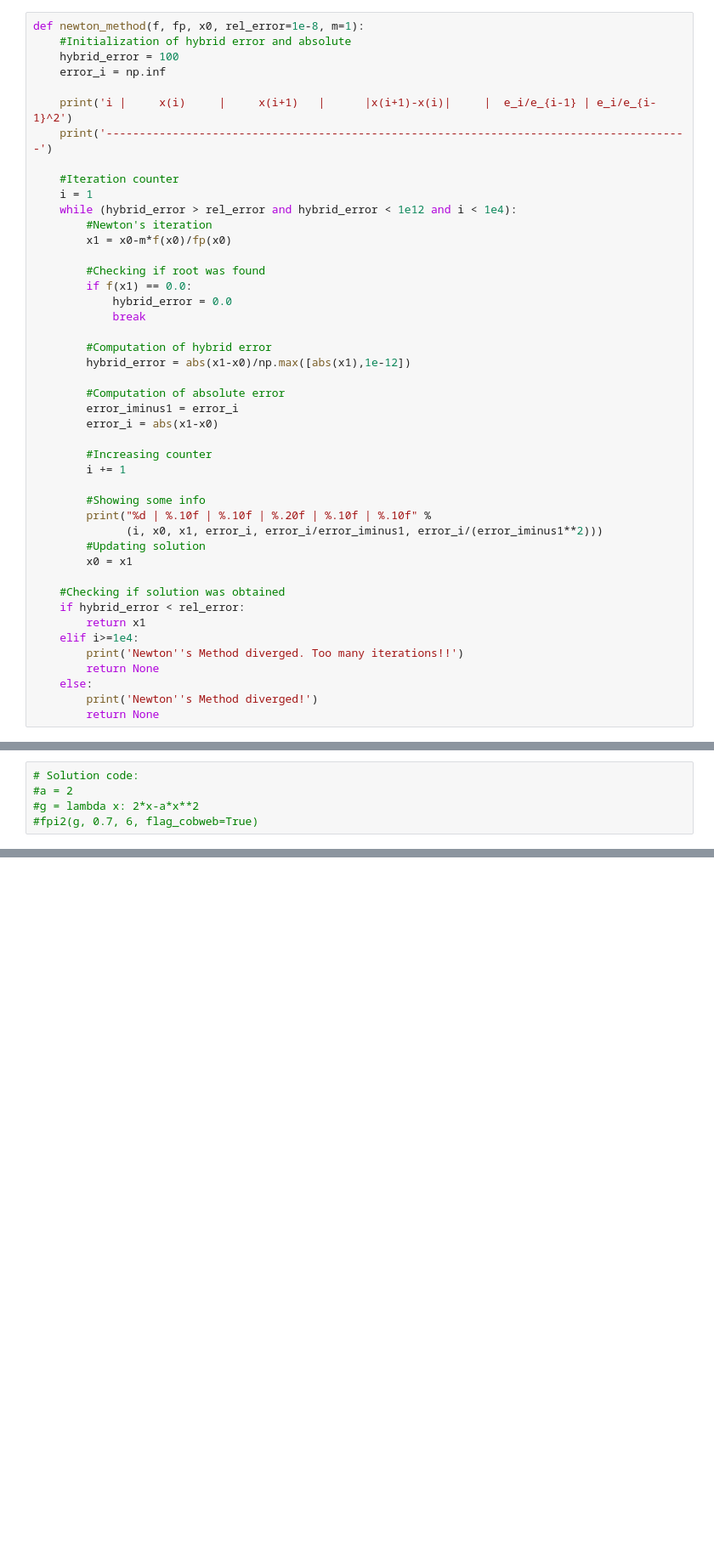
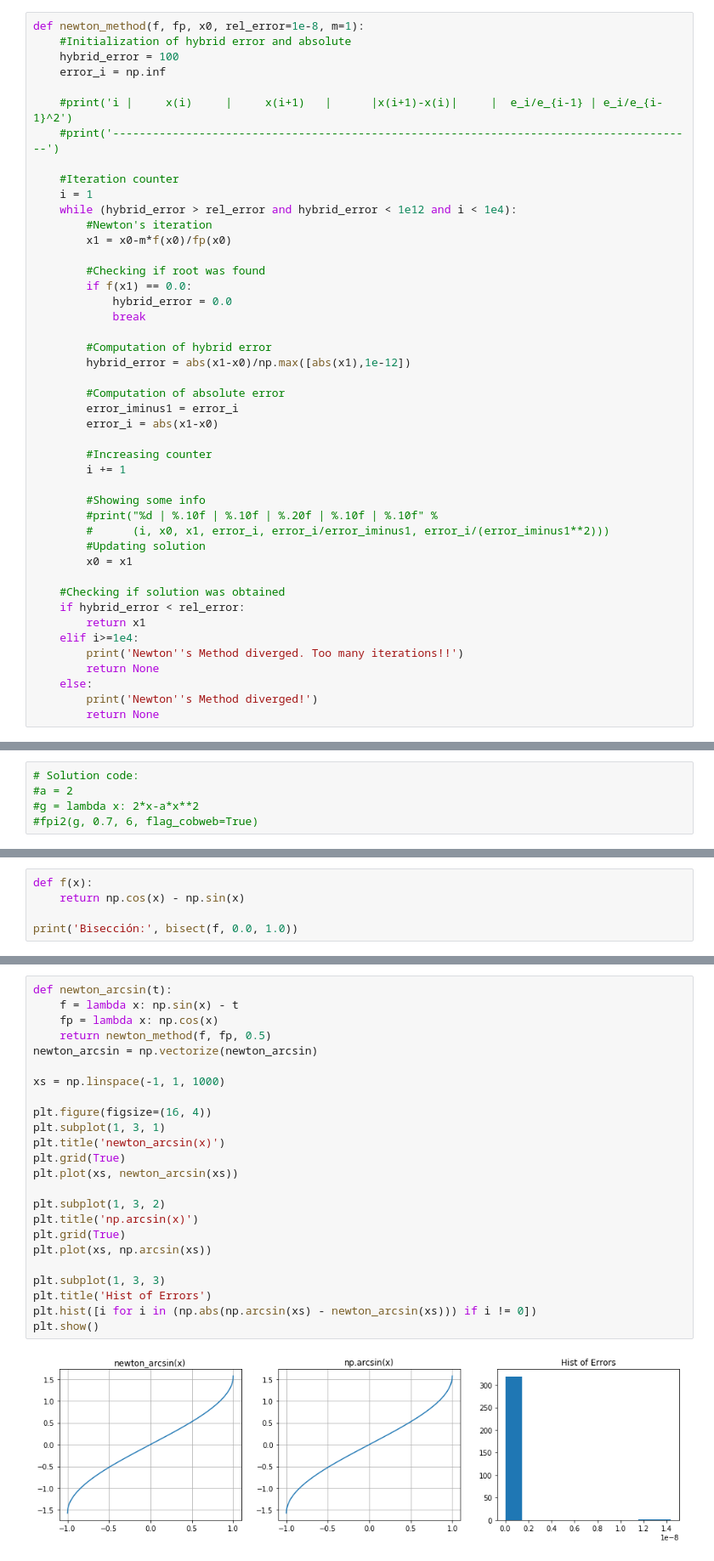
Before and after one commit to mijara/notebooks, a Jupyter notebook: clases/04_roots_of_1D_equations.ipynb, the cells around one changed output, grey strips where cells are left out. Shown: that part at 85% size. Cells and saved outputs as stored; diff of their text form; blank space fills up the shorter version.

```diff
--- a/clases/04_roots_of_1D_equations.ipynb
+++ b/clases/04_roots_of_1D_equations.ipynb
@@ -213,8 +213,8 @@ def newton_method(f, fp, x0, rel_error=1e-8, m=1):
     hybrid_error = 100
     error_i = np.inf
 
-    print('i |     x(i)     |     x(i+1)   |      |x(i+1)-x(i)|     |  e_i/e_{i-1} | e_i/e_{i-1}^2')
-    print('----------------------------------------------------------------------------------------')
+    #print('i |     x(i)     |     x(i+1)   |      |x(i+1)-x(i)|     |  e_i/e_{i-1} | e_i/e_{i-1}^2')
+    #print('----------------------------------------------------------------------------------------')
 
     #Iteration counter
     i = 1
@@ -238,8 +238,8 @@ def newton_method(f, fp, x0, rel_error=1e-8, m=1):
         i += 1
 
         #Showing some info
-        print("%d | %.10f | %.10f | %.20f | %.10f | %.10f" %
-              (i, x0, x1, error_i, error_i/error_iminus1, error_i/(error_iminus1**2)))
+        #print("%d | %.10f | %.10f | %.20f | %.10f | %.10f" %
+        #      (i, x0, x1, error_i, error_i/error_iminus1, error_i/(error_iminus1**2)))
         #Updating solution
         x0 = x1
 
@@ -371,3 +371,8 @@ plt.grid(True)
 plt.show()
 # %% [output]
 [figure]
+# %%
+def f(x):
+    return np.cos(x) - np.sin(x)
+
+print('Bisección:', bisect(f, 0.0, 1.0))
@@ -373,0 +438,26 @@ plt.show()
+# %%
+def newton_arcsin(t):
+    f = lambda x: np.sin(x) - t
+    fp = lambda x: np.cos(x)
+    return newton_method(f, fp, 0.5)
+newton_arcsin = np.vectorize(newton_arcsin)
+
+xs = np.linspace(-1, 1, 1000)
+
+plt.figure(figsize=(16, 4))
+plt.subplot(1, 3, 1)
+plt.title('newton_arcsin(x)')
+plt.grid(True)
+plt.plot(xs, newton_arcsin(xs))
+
+plt.subplot(1, 3, 2)
+plt.title('np.arcsin(x)')
+plt.grid(True)
+plt.plot(xs, np.arcsin(xs))
+
+plt.subplot(1, 3, 3)
+plt.title('Hist of Errors')
+plt.hist([i for i in (np.abs(np.arcsin(xs) - newton_arcsin(xs))) if i != 0])
+plt.show()
+# %% [output]
+[figure, added]
```
Also changed, not shown: parts of 5 cells of this notebook, 1 other file.
